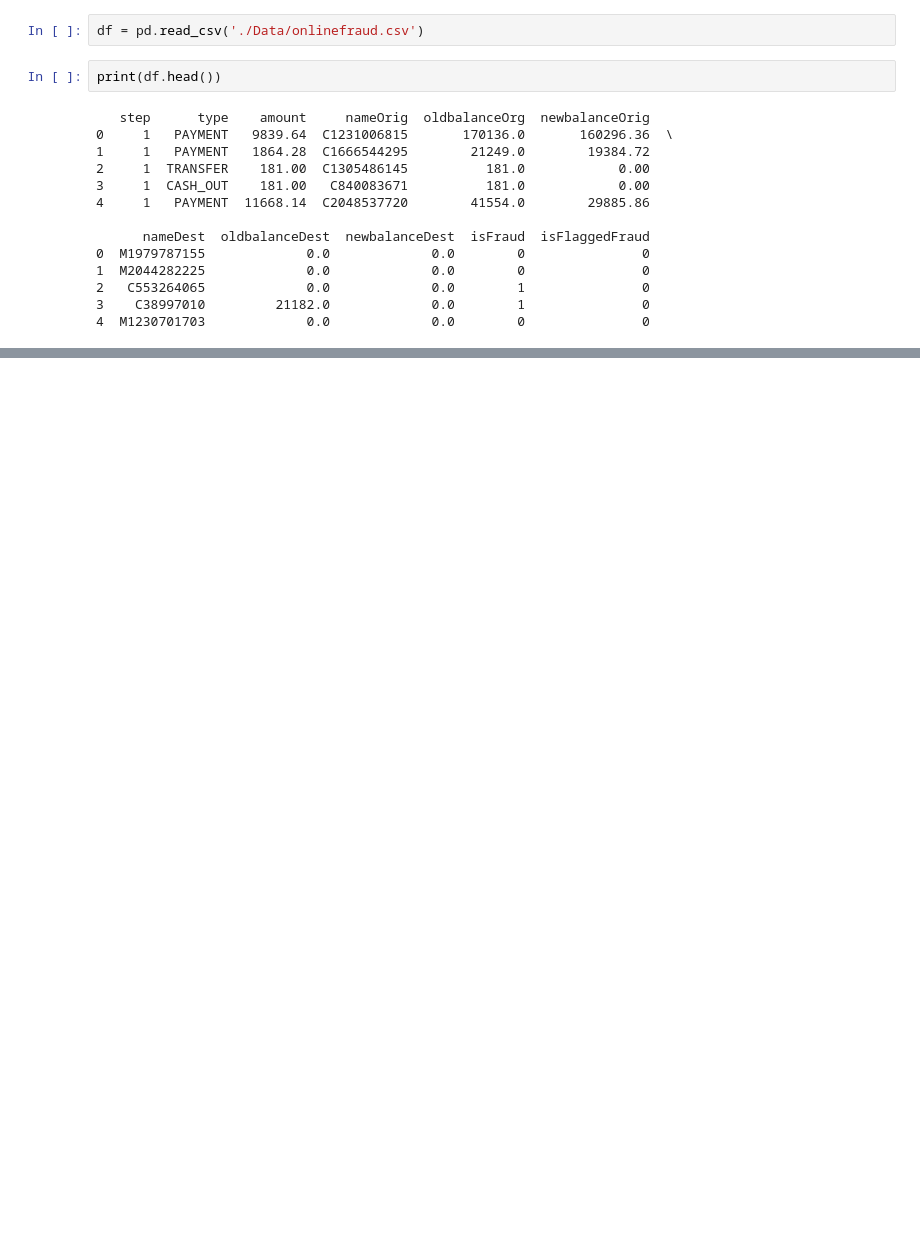
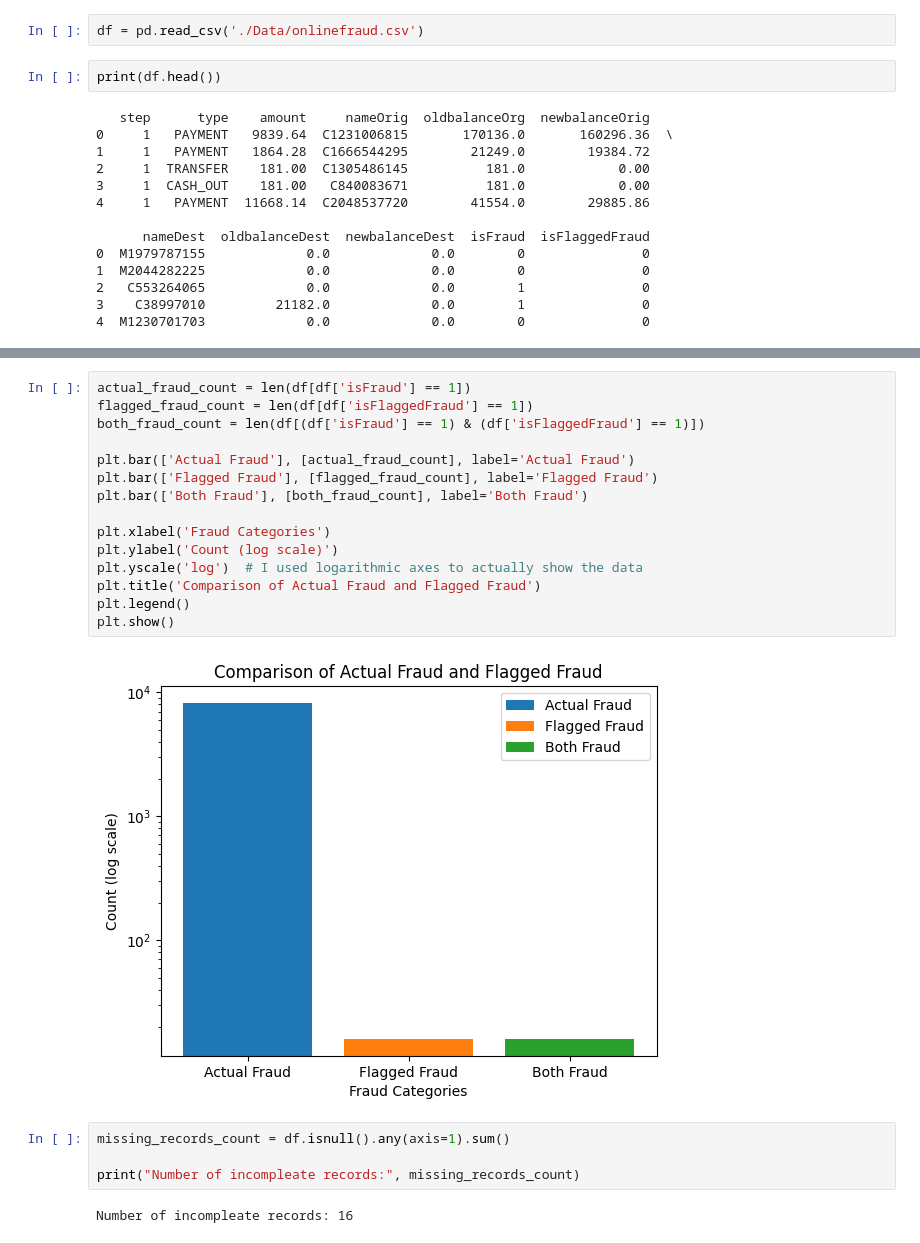
Before and after one commit to RobertKS123/ACML_Assignment, a Jupyter notebook: Project.ipynb, the cells around one changed output, grey strips where cells are left out. Saved outputs shown, nothing was run; the diff lists cells and outputs as text; blank space fills up the shorter version.

```diff
--- a/Project.ipynb
+++ b/Project.ipynb
@@ -21,0 +46,23 @@ print(df.head())
+# %%
+actual_fraud_count = len(df[df['isFraud'] == 1])
+flagged_fraud_count = len(df[df['isFlaggedFraud'] == 1])
+both_fraud_count = len(df[(df['isFraud'] == 1) & (df['isFlaggedFraud'] == 1)])
+
+plt.bar(['Actual Fraud'], [actual_fraud_count], label='Actual Fraud')
+plt.bar(['Flagged Fraud'], [flagged_fraud_count], label='Flagged Fraud')
+plt.bar(['Both Fraud'], [both_fraud_count], label='Both Fraud')
+
+plt.xlabel('Fraud Categories')
+plt.ylabel('Count (log scale)')
+plt.yscale('log')  # I used logarithmic axes to actually show the data
+plt.title('Comparison of Actual Fraud and Flagged Fraud')
+plt.legend()
+plt.show()
+# %% [output]
+[figure, added]
+# %%
+missing_records_count = df.isnull().any(axis=1).sum()
+
+print("Number of incompleate records:", missing_records_count)
+# %% [output]
+Number of incompleate records: 16
```
Also changed, not shown: parts of 6 cells of this notebook, 1 other file.
